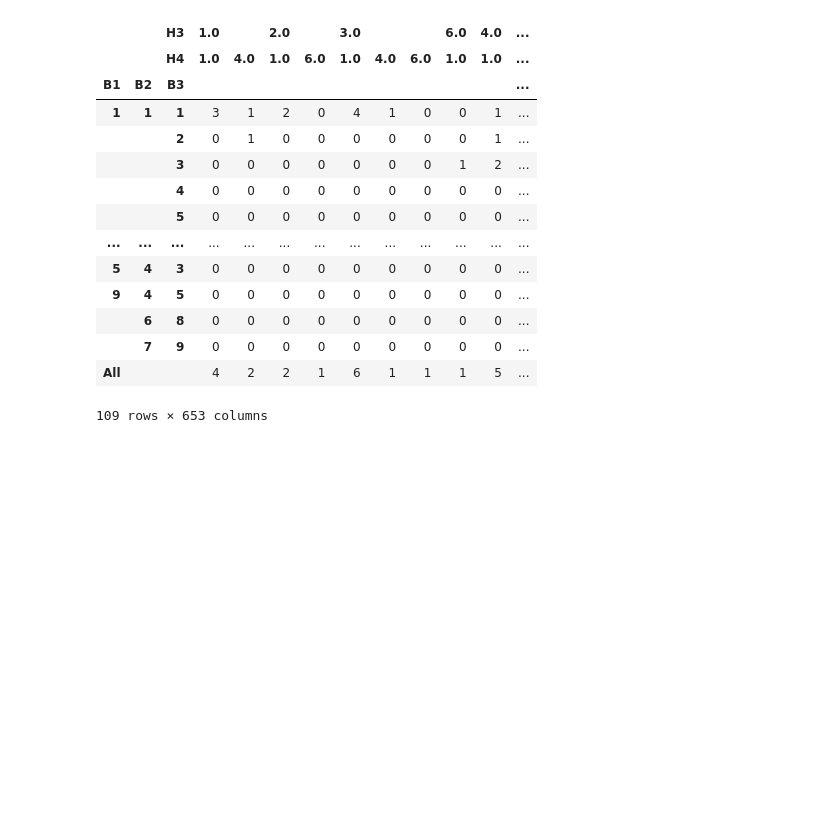
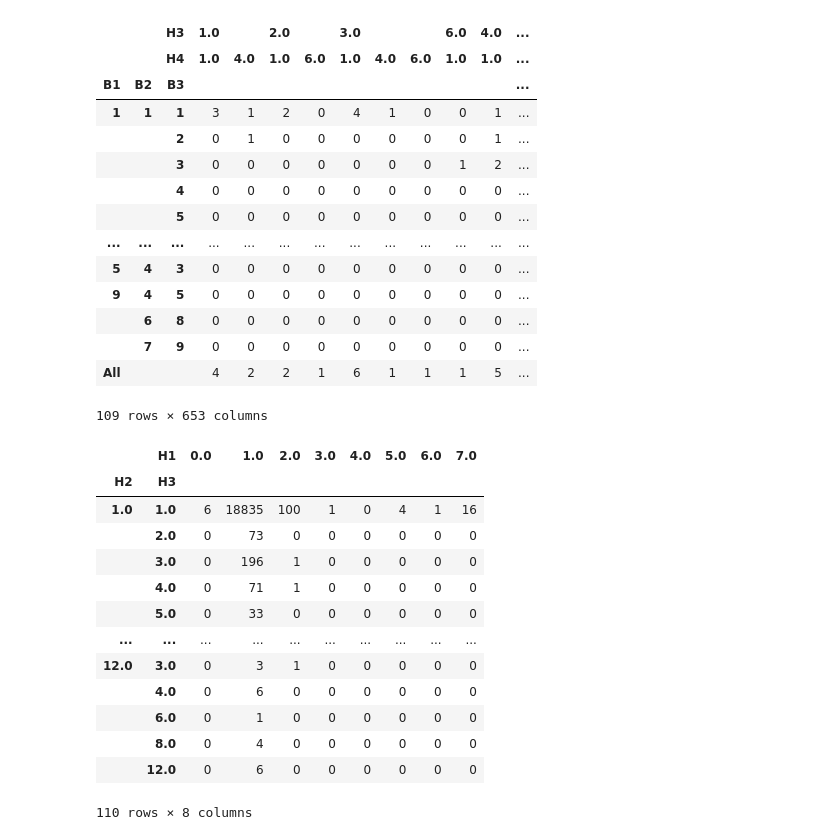
Before and after one commit to jeromemaiquez/psa_cph, a Jupyter notebook: notebooks/test.ipynb, the cells around one changed output. Cells and saved outputs as stored; diff of their text form; code cells hidden in the pictures; blank space fills up the shorter version.

```diff
--- a/notebooks/test.ipynb
+++ b/notebooks/test.ipynb
@@ -235,6 +279,26 @@ pd.crosstab(
 |  | 7 | 9 | 0 | 0 | 0 | 0 | 0 | 0 | 0 | 0 | 0 | ... |
 | All |  |  | 4 | 2 | 2 | 1 | 6 | 1 | 1 | 1 | 5 | ... |
 109 rows × 653 columns
+# %%
+pd.crosstab(
+    index=[df_test_hh["H2"], df_test_hh["H3"]],
+    columns=[df_test_hh["H1"]]
+)
+# %% [output]
+|  | H1 | 0.0 | 1.0 | 2.0 | 3.0 | 4.0 | 5.0 | 6.0 | 7.0 |
+| H2 | H3 |  |  |  |  |  |  |  |  |
+| 1.0 | 1.0 | 6 | 18835 | 100 | 1 | 0 | 4 | 1 | 16 |
+|  | 2.0 | 0 | 73 | 0 | 0 | 0 | 0 | 0 | 0 |
+|  | 3.0 | 0 | 196 | 1 | 0 | 0 | 0 | 0 | 0 |
+|  | 4.0 | 0 | 71 | 1 | 0 | 0 | 0 | 0 | 0 |
+|  | 5.0 | 0 | 33 | 0 | 0 | 0 | 0 | 0 | 0 |
+| ... | ... | ... | ... | ... | ... | ... | ... | ... | ... |
+| 12.0 | 3.0 | 0 | 3 | 1 | 0 | 0 | 0 | 0 | 0 |
+|  | 4.0 | 0 | 6 | 0 | 0 | 0 | 0 | 0 | 0 |
+|  | 6.0 | 0 | 1 | 0 | 0 | 0 | 0 | 0 | 0 |
+|  | 8.0 | 0 | 4 | 0 | 0 | 0 | 0 | 0 | 0 |
+|  | 12.0 | 0 | 6 | 0 | 0 | 0 | 0 | 0 | 0 |
+110 rows × 8 columns
 # %%
 pd.crosstab?
 # %% [output]
```
Also changed, not shown: parts of 8 cells of this notebook, 1 other file.
